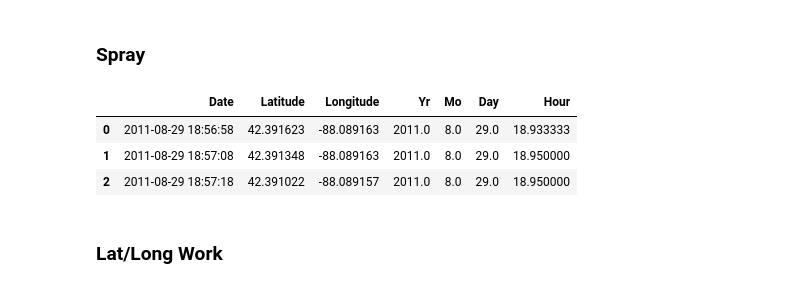
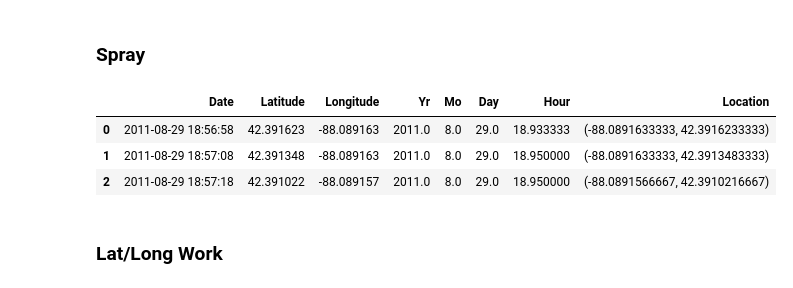
Before and after one commit to wipegup/WNVKaggle, a Jupyter notebook: Starter Code.ipynb, the cells around one changed output. Drawn from its saved outputs; the diff is of its cells as text; code cells hidden in the pictures.

Commit message:
Update W's Objectives, UpdateClean Data
Added "loc" to spray and df data

```diff
--- a/Starter Code.ipynb
+++ b/Starter Code.ipynb
@@ -199,21 +173,24 @@ memory usage: 738.7+ KB
 # %%
 spray = pd.read_csv('./input/spray.csv')
 spray['DT'] = spray['Date']+' '+ spray['Time']
 spray['Date'] = pd.to_datetime(spray['DT'])
 
 spray['Yr'] = [t.year for t in spray['Date']]
 spray['Mo'] = [t.month for t in spray['Date']]
 spray['Day'] = [t.day for t in spray['Date']]
 spray['Hour'] =[t.hour + (t.minute/60) for t in spray['Date']]
 
+spray['Location'] = [(spray.loc[idx,'Longitude'], spray.loc[idx,'Latitude'])
+                  for idx in spray.index]
+
 spray = spray.drop(['Time', 'DT'], axis = 'columns')
 
 spray.head(3)
 # %% [output]
-|  | Date | Latitude | Longitude | Yr | Mo | Day | Hour |
-| 0 | 2011-08-29 18:56:58 | 42.391623 | -88.089163 | 2011.0 | 8.0 | 29.0 | 18.933333 |
-| 1 | 2011-08-29 18:57:08 | 42.391348 | -88.089163 | 2011.0 | 8.0 | 29.0 | 18.950000 |
-| 2 | 2011-08-29 18:57:18 | 42.391022 | -88.089157 | 2011.0 | 8.0 | 29.0 | 18.950000 |
+|  | Date | Latitude | Longitude | Yr | Mo | Day | Hour | Location |
+| 0 | 2011-08-29 18:56:58 | 42.391623 | -88.089163 | 2011.0 | 8.0 | 29.0 | 18.933333 | (-88.0891633333, 42.3916233333) |
+| 1 | 2011-08-29 18:57:08 | 42.391348 | -88.089163 | 2011.0 | 8.0 | 29.0 | 18.950000 | (-88.0891633333, 42.3913483333) |
+| 2 | 2011-08-29 18:57:18 | 42.391022 | -88.089157 | 2011.0 | 8.0 | 29.0 | 18.950000 | (-88.0891566667, 42.3910216667) |
 # %% [markdown]
 ### Lat/Long Work
 # %% [markdown]
```
Also changed, not shown: parts of 7 cells of this notebook, 1 other file.
